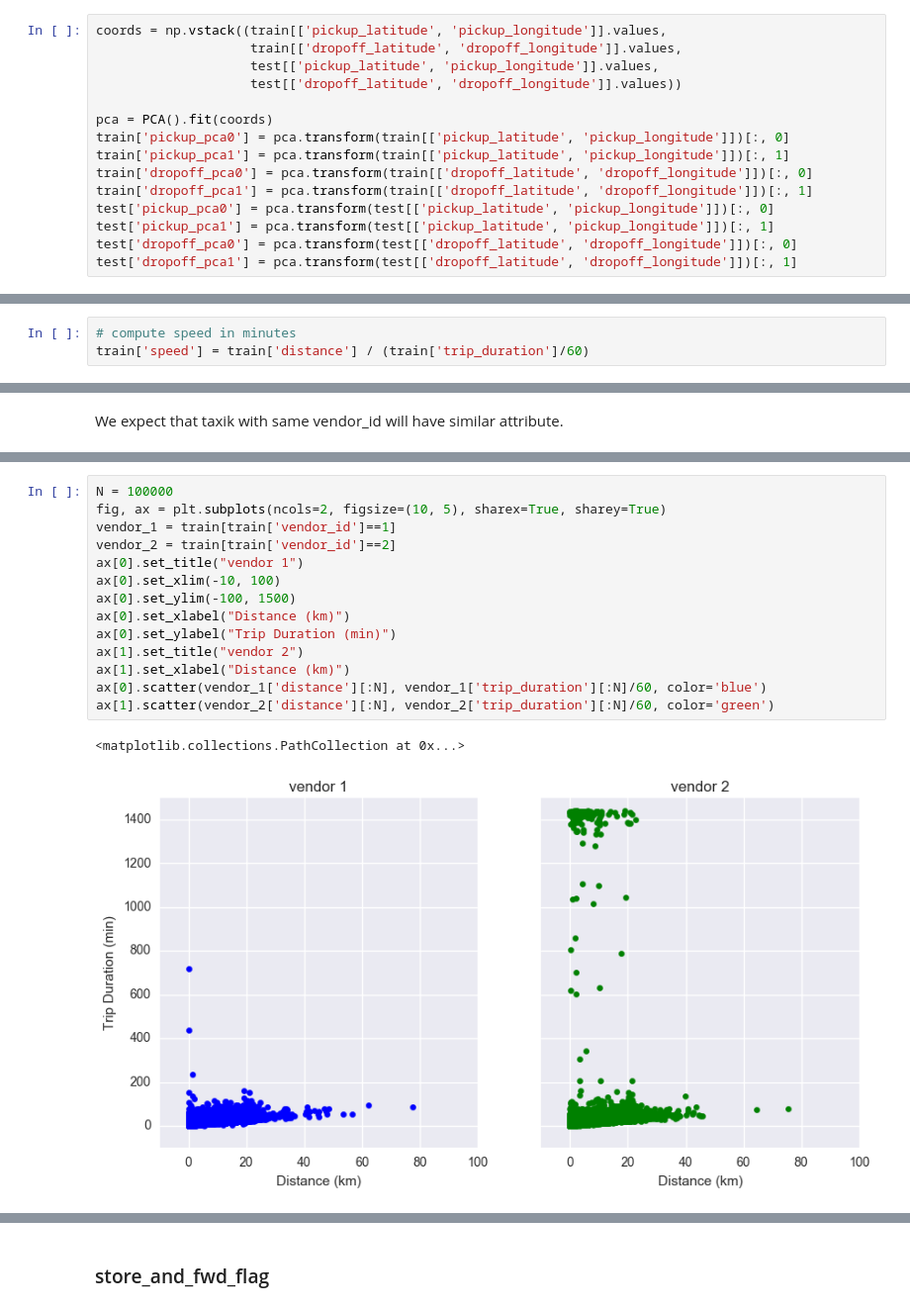
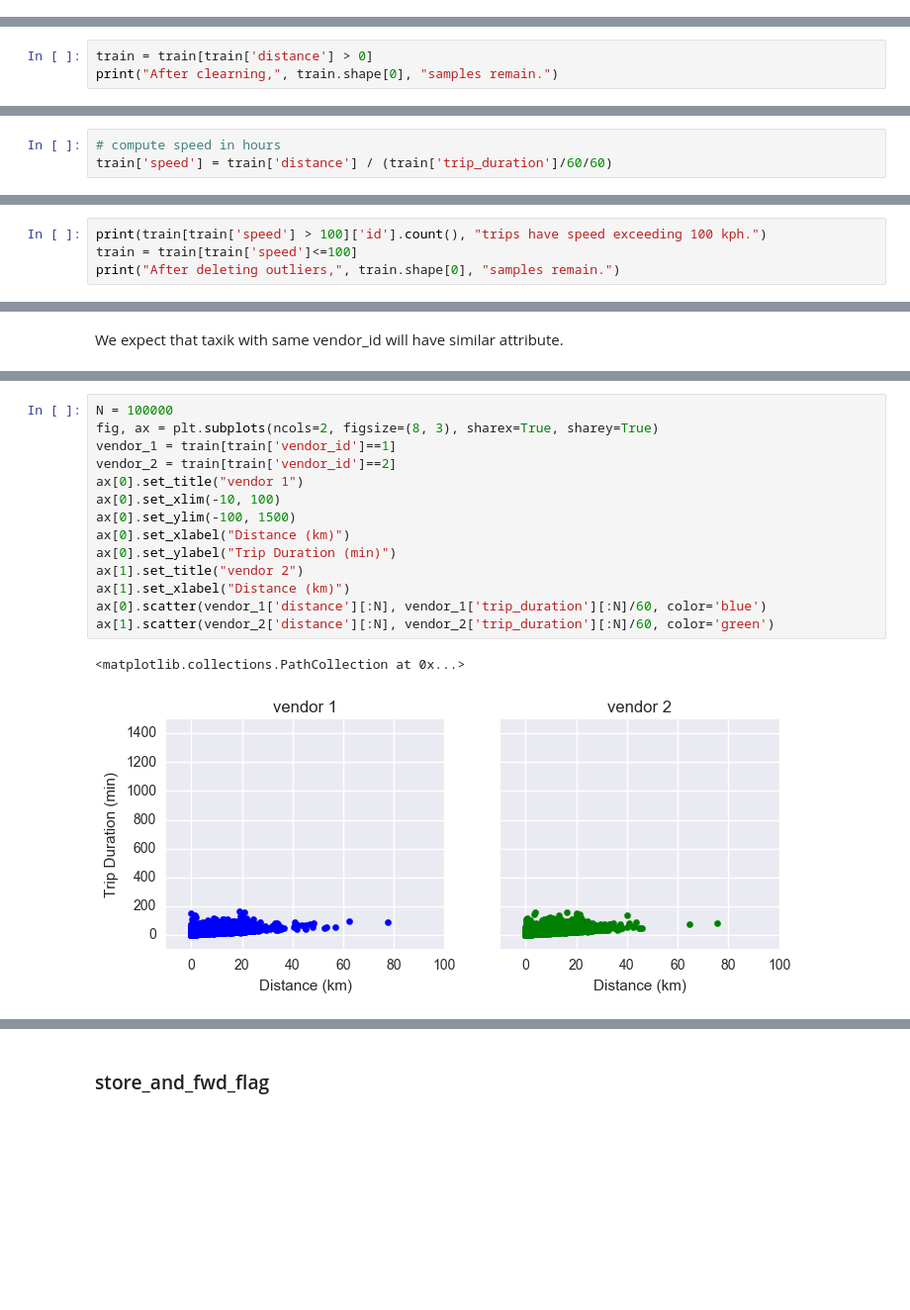
Before and after one commit to Beanzwang/kaggle, a Jupyter notebook: taxi_trip/taxi trip.ipynb, the cells around one changed output, grey strips where cells are left out. Shown at 99% size. Cells and saved outputs as stored; diff of their text form; blank space fills up the shorter version.

Commit message:
handling outliers.

```diff
--- a/taxi_trip/taxi trip.ipynb
+++ b/taxi_trip/taxi trip.ipynb
@@ -229,15 +280,0 @@ pca can help trees-based model separate better.
-# %%
-coords = np.vstack((train[['pickup_latitude', 'pickup_longitude']].values,
-                    train[['dropoff_latitude', 'dropoff_longitude']].values,
-                    test[['pickup_latitude', 'pickup_longitude']].values,
-                    test[['dropoff_latitude', 'dropoff_longitude']].values))
-
-pca = PCA().fit(coords)
-train['pickup_pca0'] = pca.transform(train[['pickup_latitude', 'pickup_longitude']])[:, 0]
-train['pickup_pca1'] = pca.transform(train[['pickup_latitude', 'pickup_longitude']])[:, 1]
-train['dropoff_pca0'] = pca.transform(train[['dropoff_latitude', 'dropoff_longitude']])[:, 0]
-train['dropoff_pca1'] = pca.transform(train[['dropoff_latitude', 'dropoff_longitude']])[:, 1]
-test['pickup_pca0'] = pca.transform(test[['pickup_latitude', 'pickup_longitude']])[:, 0]
-test['pickup_pca1'] = pca.transform(test[['pickup_latitude', 'pickup_longitude']])[:, 1]
-test['dropoff_pca0'] = pca.transform(test[['dropoff_latitude', 'dropoff_longitude']])[:, 0]
-test['dropoff_pca1'] = pca.transform(test[['dropoff_latitude', 'dropoff_longitude']])[:, 1]
@@ -336,0 +397,3 @@ test['distance'] = haversine_(test['pickup_latitude'].values, test['pickup_longi
+# %%
+train = train[train['distance'] > 0]
+print("After clearning,", train.shape[0], "samples remain.")
@@ -337,5 +402,5 @@ test['distance'] = haversine_(test['pickup_latitude'].values, test['pickup_longi
 # %% [markdown]
 With distance information, we can also check the speed of the taxik.
 # %%
-# compute speed in minutes
-train['speed'] = train['distance'] / (train['trip_duration']/60)
+# compute speed in hours
+train['speed'] = train['distance'] / (train['trip_duration']/60/60)
@@ -341,0 +417,4 @@ train['speed'] = train['distance'] / (train['trip_duration']/60)
+# %%
+print(train[train['speed'] > 100]['id'].count(), "trips have speed exceeding 100 kph.")
+train = train[train['speed']<=100]
+print("After deleting outliers,", train.shape[0], "samples remain.")
@@ -403,17 +489,17 @@ vendor_id 1 has 678342 data, while vendor_id 2 has 780302 data.
 # %%
 N = 100000
-fig, ax = plt.subplots(ncols=2, figsize=(10, 5), sharex=True, sharey=True)
+fig, ax = plt.subplots(ncols=2, figsize=(8, 3), sharex=True, sharey=True)
 vendor_1 = train[train['vendor_id']==1]
 vendor_2 = train[train['vendor_id']==2]
 ax[0].set_title("vendor 1")
 ax[0].set_xlim(-10, 100)
 ax[0].set_ylim(-100, 1500)
 ax[0].set_xlabel("Distance (km)")
 ax[0].set_ylabel("Trip Duration (min)")
 ax[1].set_title("vendor 2")
 ax[1].set_xlabel("Distance (km)")
 ax[0].scatter(vendor_1['distance'][:N], vendor_1['trip_duration'][:N]/60, color='blue')
 ax[1].scatter(vendor_2['distance'][:N], vendor_2['trip_duration'][:N]/60, color='green')
 # %% [output]
 <matplotlib.collections.PathCollection at 0x...>
-[figure, old version]
+[figure, new version]
```
Also changed, not shown: parts of 64 cells of this notebook.
